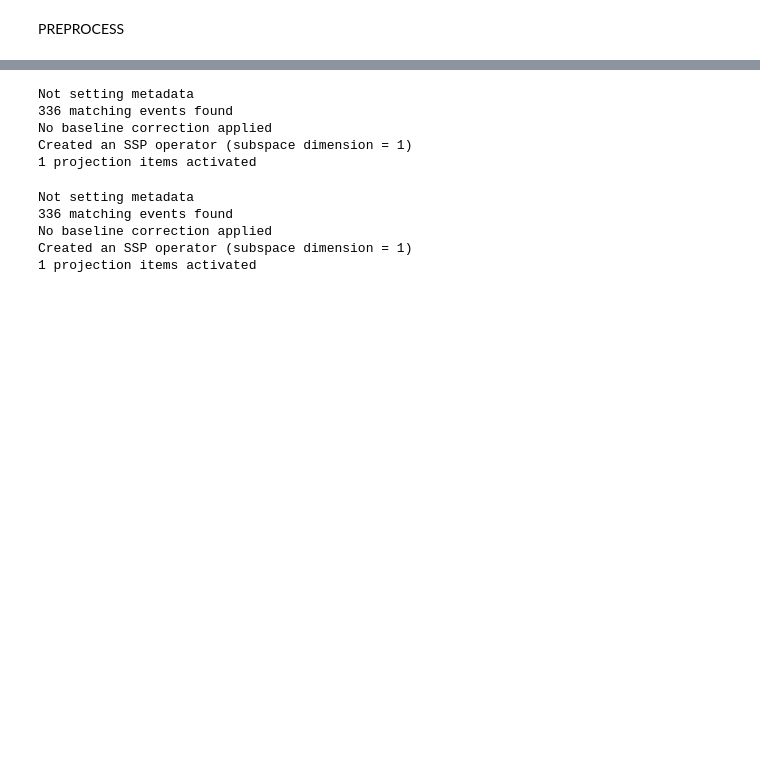
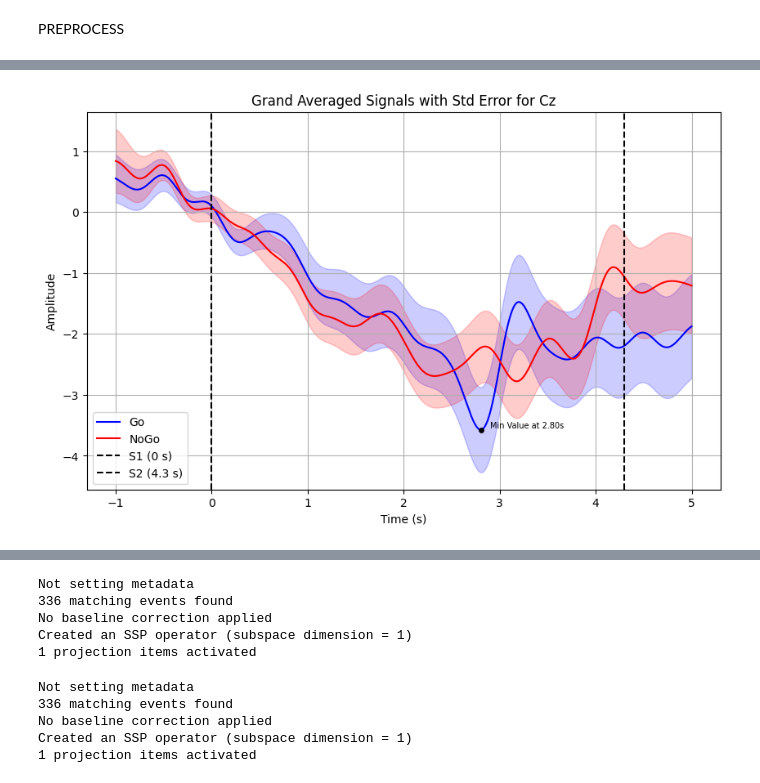
Before and after one commit to RanitGupta/VR-BCI-Cognitive-Training, a Jupyter notebook: CNV_GrandAvg_Plot.ipynb, the cells around one changed output, grey strips where cells are left out. Drawn from its saved outputs; the diff is of its cells as text; code cells hidden in the pictures; blank space fills up the shorter version.

```diff
--- a/CNV_GrandAvg_Plot.ipynb
+++ b/CNV_GrandAvg_Plot.ipynb
@@ -338,0 +578,5 @@ Created an SSP operator (subspace dimension = 1)
+# %%
+#jh
+plot_CNV(go_extras[0], nogo_extras[0])
+# %% [output]
+[figure, added]
```
Also changed, not shown: parts of 14 cells of this notebook, 2 other files.
